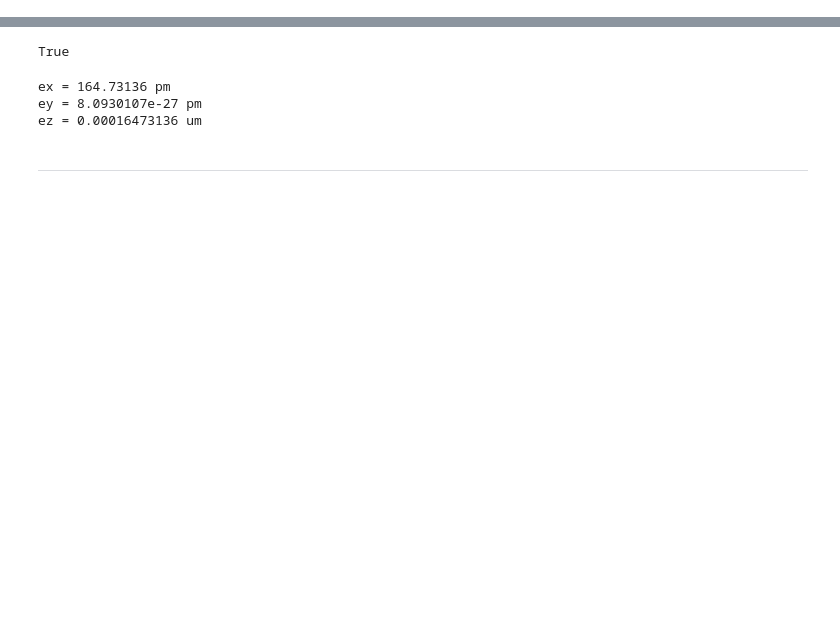
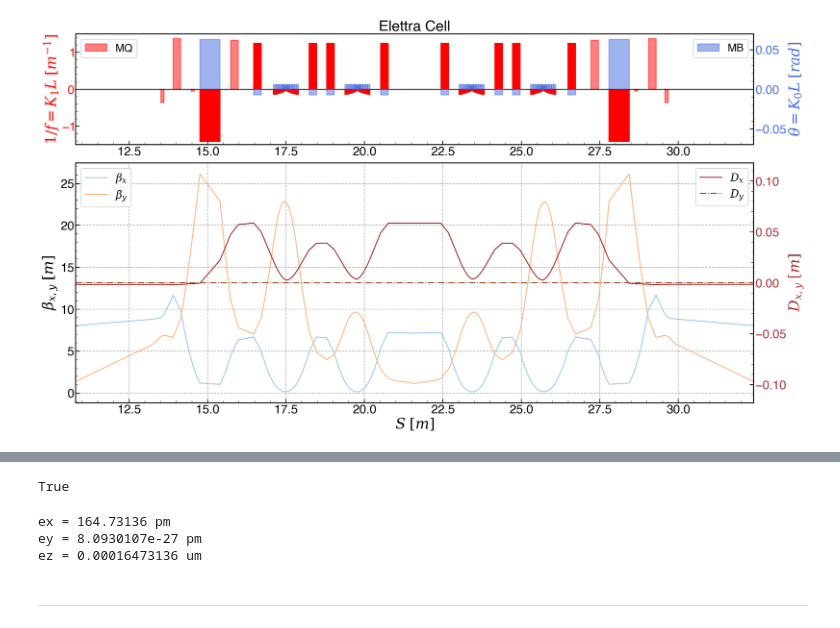
Before and after one commit to apoyet/ELETTRA2.0, a Jupyter notebook: lattice/elettra2_v15_VADER.ipynb, the cells around one changed output, grey strips where cells are left out. Drawn from its saved outputs; the diff is of its cells as text; code cells hidden in the pictures; blank space fills up the shorter version.

```diff
--- a/lattice/elettra2_v15_VADER.ipynb
+++ b/lattice/elettra2_v15_VADER.ipynb
@@ -52,0 +49,14 @@ fig_cell = LatticePlotter.plot_latwiss(madx, "Elettra Cell", figsize=(22, 12), x
+# %%
+x0 = init_twiss.s[init_twiss.name == "ll:1"][0]
+x1 = init_twiss.s[init_twiss.name == "ll:3"][0]
+
+if settings["SAVE_FIGS"]:
+    fig_cell_save = 'achromat.pdf'
+else:
+    fig_cell_save = None
+
+fig_cell = LatticePlotter.plot_latwiss(madx, "Elettra Cell", figsize=(22, 12), xlimits=(x0, x1),
+                                          k0l_lim=(-7e-2, 7e-2), k1l_lim=(-1.5, 1.5),
+                                          disp_ylim=(-madx.table.twiss.dx.max()*2, madx.table.twiss.dx.max()*2),
+                                          plot_dipole_k1=True, lw=2, savefig=fig_cell_save)
+# %% [output]
@@ -52,0 +64 @@ fig_cell = LatticePlotter.plot_latwiss(madx, "Elettra Cell", figsize=(22, 12), x
+[figure, added]
```
Also changed, not shown: parts of 6 cells of this notebook, 1 other file.
